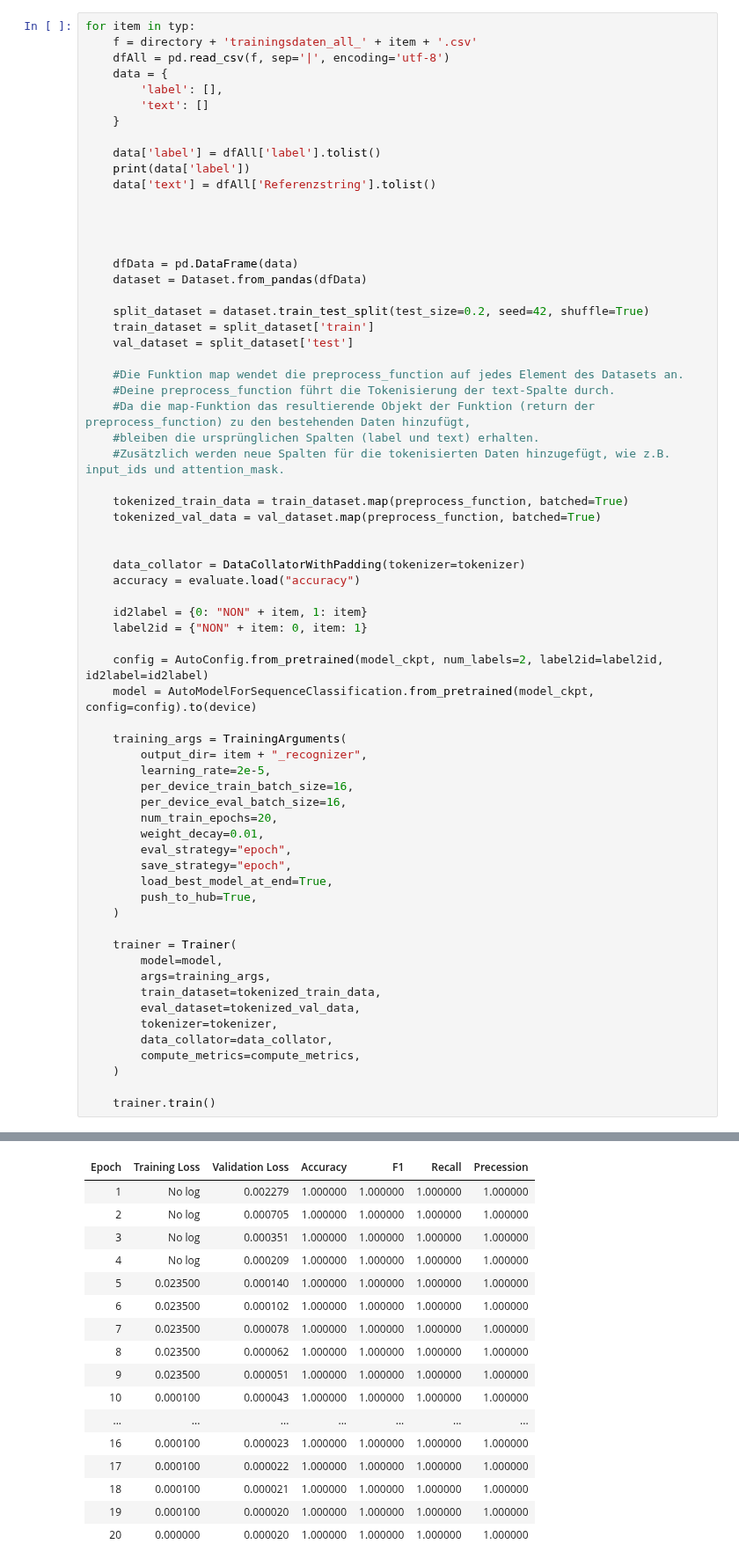
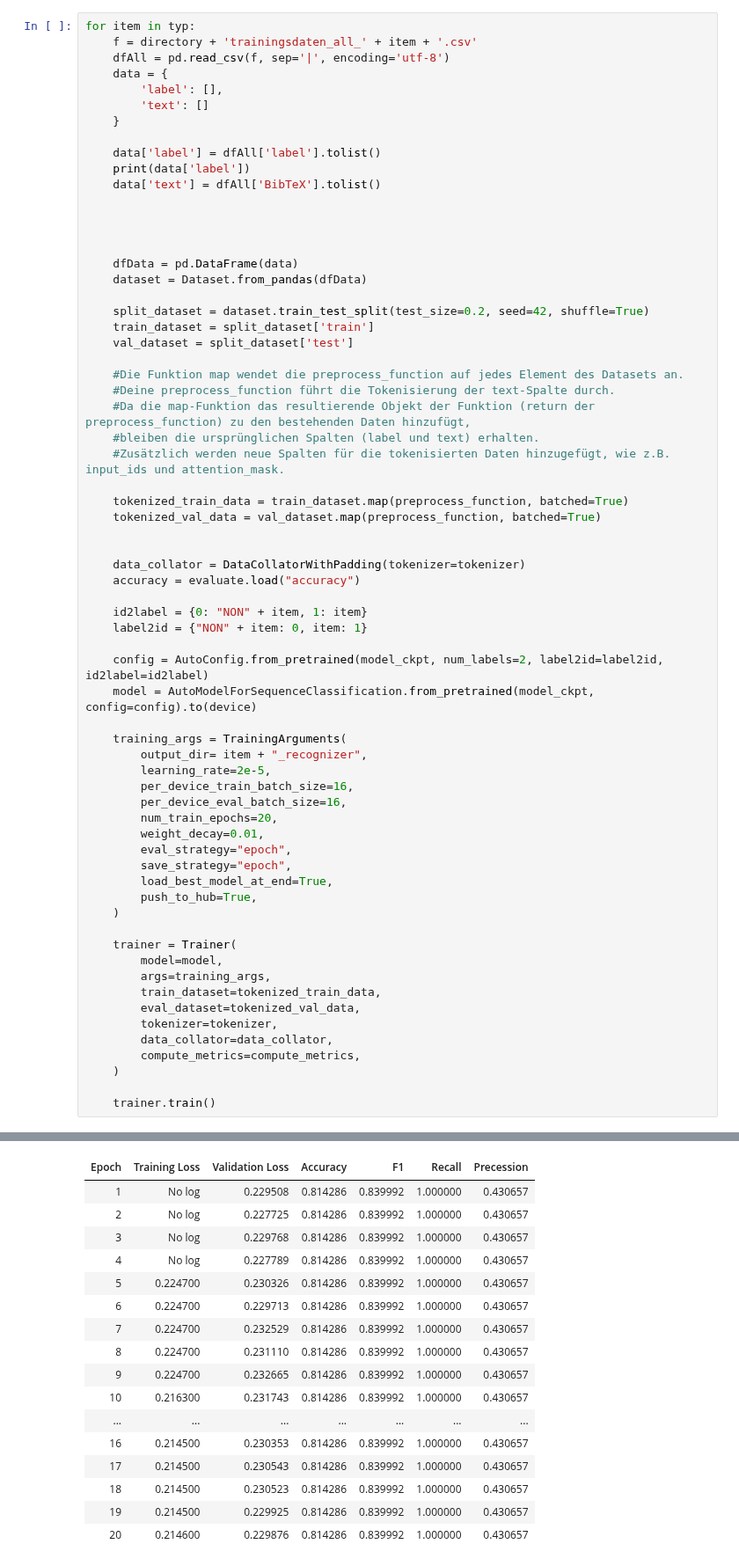
Before and after one commit to LaGit93/bibTexConverter_FaPra63065, a Jupyter notebook: sourcen/StyleClassificatorFineTuning.ipynb, the cells around one changed output, grey strips where cells are left out. Shown at 88% size. Drawn from its saved outputs; the diff is of its cells as text.

```diff
--- a/sourcen/StyleClassificatorFineTuning.ipynb
+++ b/sourcen/StyleClassificatorFineTuning.ipynb
@@ -91,7 +156,7 @@ for item in typ:
 
     data['label'] = dfAll['label'].tolist()
     print(data['label'])
-    data['text'] = dfAll['Referenzstring'].tolist()
+    data['text'] = dfAll['BibTeX'].tolist()
 
 
 
@@ -154,20 +219,20 @@ You should probably TRAIN this model on a down-stream task to be able to use it
 | Epoch | Training Loss | Validation Loss | Accuracy | F1 | Recall | Precession |
-| 1 | No log | 0.002279 | 1.000000 | 1.000000 | 1.000000 | 1.000000 |
-| 2 | No log | 0.000705 | 1.000000 | 1.000000 | 1.000000 | 1.000000 |
-| 3 | No log | 0.000351 | 1.000000 | 1.000000 | 1.000000 | 1.000000 |
-| 4 | No log | 0.000209 | 1.000000 | 1.000000 | 1.000000 | 1.000000 |
-| 5 | 0.023500 | 0.000140 | 1.000000 | 1.000000 | 1.000000 | 1.000000 |
-| 6 | 0.023500 | 0.000102 | 1.000000 | 1.000000 | 1.000000 | 1.000000 |
-| 7 | 0.023500 | 0.000078 | 1.000000 | 1.000000 | 1.000000 | 1.000000 |
-| 8 | 0.023500 | 0.000062 | 1.000000 | 1.000000 | 1.000000 | 1.000000 |
-| 9 | 0.023500 | 0.000051 | 1.000000 | 1.000000 | 1.000000 | 1.000000 |
-| 10 | 0.000100 | 0.000043 | 1.000000 | 1.000000 | 1.000000 | 1.000000 |
+| 1 | No log | 0.229508 | 0.814286 | 0.839992 | 1.000000 | 0.430657 |
+| 2 | No log | 0.227725 | 0.814286 | 0.839992 | 1.000000 | 0.430657 |
+| 3 | No log | 0.229768 | 0.814286 | 0.839992 | 1.000000 | 0.430657 |
+| 4 | No log | 0.227789 | 0.814286 | 0.839992 | 1.000000 | 0.430657 |
+| 5 | 0.224700 | 0.230326 | 0.814286 | 0.839992 | 1.000000 | 0.430657 |
+| 6 | 0.224700 | 0.229713 | 0.814286 | 0.839992 | 1.000000 | 0.430657 |
+| 7 | 0.224700 | 0.232529 | 0.814286 | 0.839992 | 1.000000 | 0.430657 |
+| 8 | 0.224700 | 0.231110 | 0.814286 | 0.839992 | 1.000000 | 0.430657 |
+| 9 | 0.224700 | 0.232665 | 0.814286 | 0.839992 | 1.000000 | 0.430657 |
+| 10 | 0.216300 | 0.231743 | 0.814286 | 0.839992 | 1.000000 | 0.430657 |
 | ... | ... | ... | ... | ... | ... | ... |
-| 16 | 0.000100 | 0.000023 | 1.000000 | 1.000000 | 1.000000 | 1.000000 |
-| 17 | 0.000100 | 0.000022 | 1.000000 | 1.000000 | 1.000000 | 1.000000 |
-| 18 | 0.000100 | 0.000021 | 1.000000 | 1.000000 | 1.000000 | 1.000000 |
-| 19 | 0.000100 | 0.000020 | 1.000000 | 1.000000 | 1.000000 | 1.000000 |
-| 20 | 0.000000 | 0.000020 | 1.000000 | 1.000000 | 1.000000 | 1.000000 |
+| 16 | 0.214500 | 0.230353 | 0.814286 | 0.839992 | 1.000000 | 0.430657 |
+| 17 | 0.214500 | 0.230543 | 0.814286 | 0.839992 | 1.000000 | 0.430657 |
+| 18 | 0.214500 | 0.230523 | 0.814286 | 0.839992 | 1.000000 | 0.430657 |
+| 19 | 0.214500 | 0.229925 | 0.814286 | 0.839992 | 1.000000 | 0.430657 |
+| 20 | 0.214600 | 0.229876 | 0.814286 | 0.839992 | 1.000000 | 0.430657 |
 [0, 0, 0, 1, 0, 0, 0, 0, 0, 0, 0, 0, 0, 0, 0, 0, 0, 0, 1, 0, 1, 0, 0, 1, 0, 0, 0, 0, 0, 0, 0, 0, 1, 0, 1, 0, 0, 0, 1, 0, 1, 1, 0, 0, 0, 0, 1, 0, 0, 0, 0, 0, 0, 0, 0, 0, 0, 1, 0, 0, 1, 1, 0, 0, 1, 0, 0 ...
 Some weights of DistilBertForSequenceClassification were not initialized from the model checkpoint at distilbert-base-uncased and are newly initialized: ['classifier.bias', 'classifier.weight', 'pre_c ...
 You should probably TRAIN this model on a down-stream task to be able to use it for predictions and inference.
```
Also changed, not shown: parts of 4 cells of this notebook, 1 other file.
